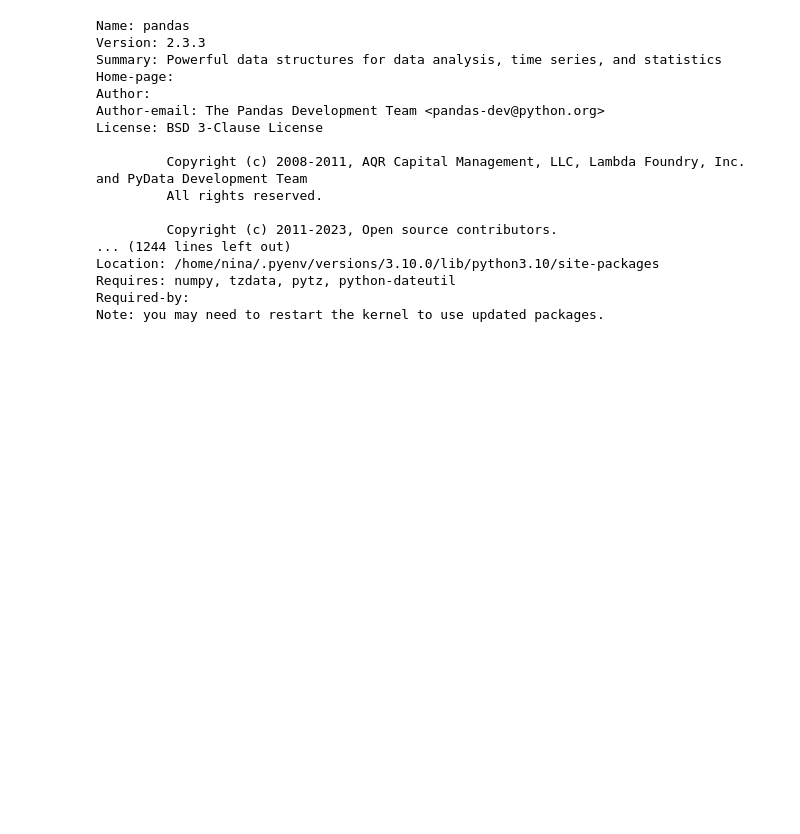
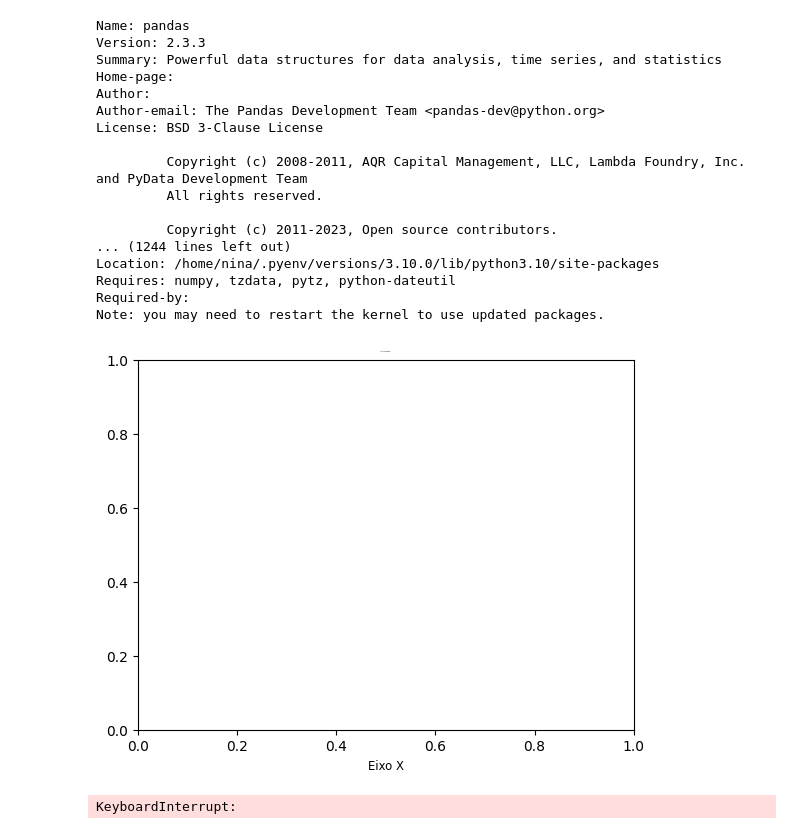
Before and after one commit to matcow/Aula-Python, a Jupyter notebook: Práticas/prática.ipynb, the cells around one changed output. Saved outputs shown, nothing was run; the diff lists cells and outputs as text; code cells hidden in the pictures; blank space fills up the shorter version.

```diff
--- a/Práticas/prática.ipynb
+++ b/Práticas/prática.ipynb
@@ -123,3 +236,10 @@ Location: /home/nina/.pyenv/versions/3.10.0/lib/python3.10/site-packages
 Requires: numpy, tzdata, pytz, python-dateutil
 Required-by:
 Note: you may need to restart the kernel to use updated packages.
+# %%
+import matplotlib.pyplot as plt
+plt.title("Título Pequeno", fontsize=-1) # Define o tamanho da fonte
+plt.xlabel("Eixo X", fontsize='small')   # Usa tamanhos relativos
+plt.show()
+# %% [output]
+[figure, added]
@@ -125,0 +256,4 @@ Note: you may need to restart the kernel to use updated packages.
+# %%
+root.mainloop()
+# %% [output]
+KeyboardInterrupt:
```
Also changed, not shown: parts of 10 cells of this notebook, 20 other files.
